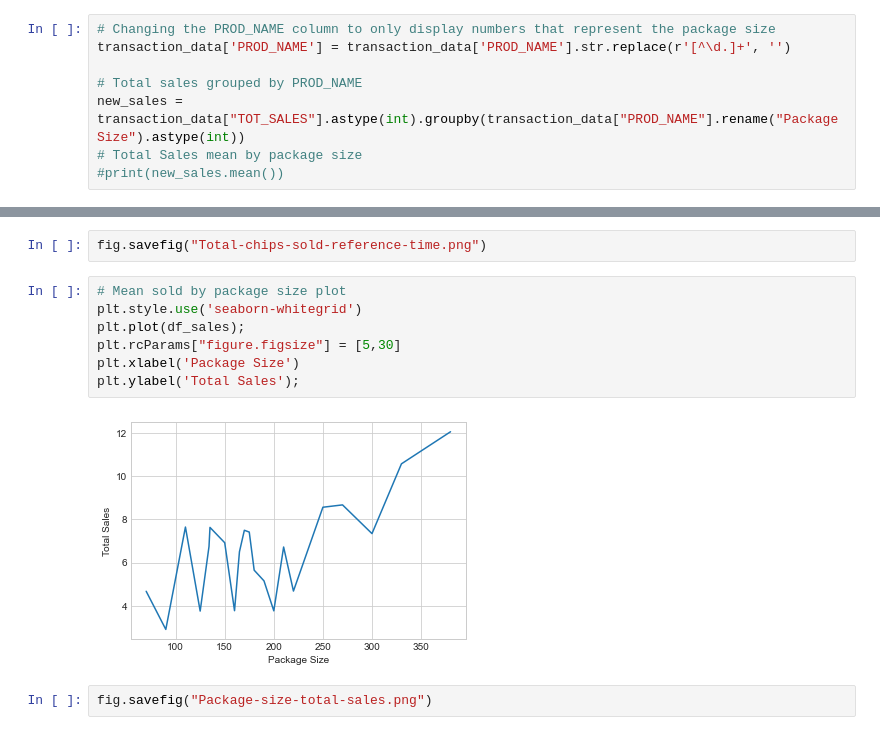
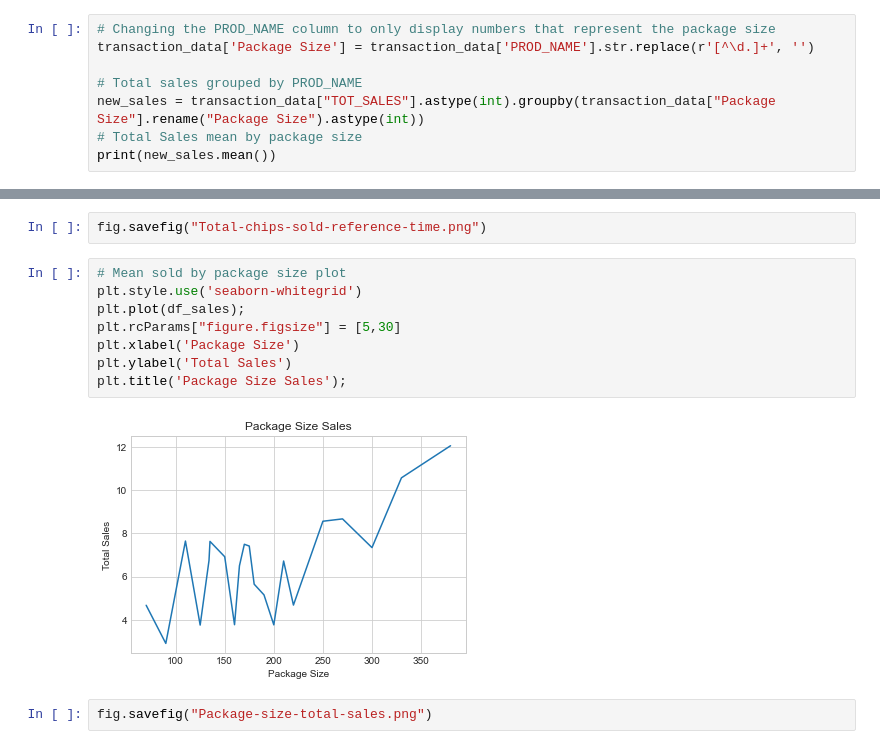
Before and after one commit to vbgupta/InsideSherpa-Quantium, a Jupyter notebook: Virtual Internship Quantium/Qunatium_insidesherpa_virtual_internship.ipynb, the cells around one changed output, grey strips where cells are left out. Cells and saved outputs as stored; diff of their text form.

```diff
--- a/Virtual Internship Quantium/Qunatium_insidesherpa_virtual_internship.ipynb
+++ b/Virtual Internship Quantium/Qunatium_insidesherpa_virtual_internship.ipynb
@@ -96,9 +139,9 @@ date_sales_df.head()
 | 1/13/2019 | 5108 |
 # %%
 # Changing the PROD_NAME column to only display numbers that represent the package size
-transaction_data['PROD_NAME'] = transaction_data['PROD_NAME'].str.replace(r'[^\d.]+', '')
+transaction_data['Package Size'] = transaction_data['PROD_NAME'].str.replace(r'[^\d.]+', '')
 
 # Total sales grouped by PROD_NAME
-new_sales = transaction_data["TOT_SALES"].astype(int).groupby(transaction_data["PROD_NAME"].rename("Package Size").astype(int))
+new_sales = transaction_data["TOT_SALES"].astype(int).groupby(transaction_data["Package Size"].rename("Package Size").astype(int))
 # Total Sales mean by package size
-#print(new_sales.mean())
+print(new_sales.mean())
@@ -204,12 +265,13 @@ fig.savefig("Total-chips-sold-reference-time.png")
 # %%
 # Mean sold by package size plot
 plt.style.use('seaborn-whitegrid')
 plt.plot(df_sales);
 plt.rcParams["figure.figsize"] = [5,30]
 plt.xlabel('Package Size')
-plt.ylabel('Total Sales');
+plt.ylabel('Total Sales')
+plt.title('Package Size Sales');
 # %% [output]
-[figure, old version]
+[figure, new version]
 # %%
 fig.savefig("Package-size-total-sales.png")
 # %%
```
Also changed, not shown: parts of 12 cells of this notebook.
